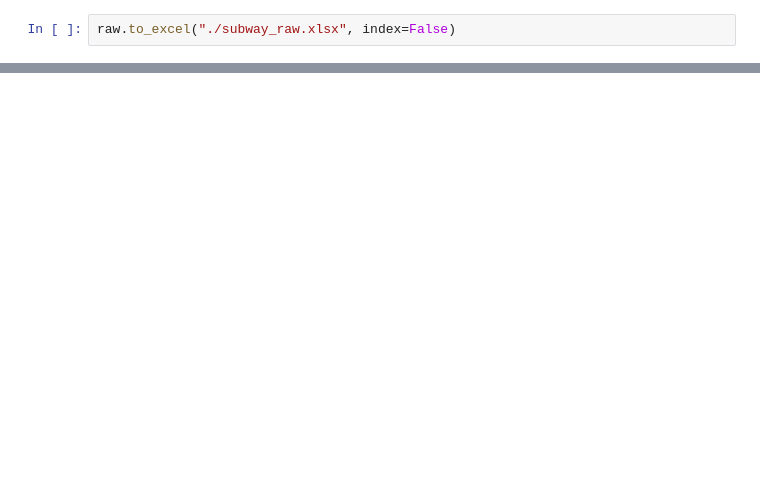
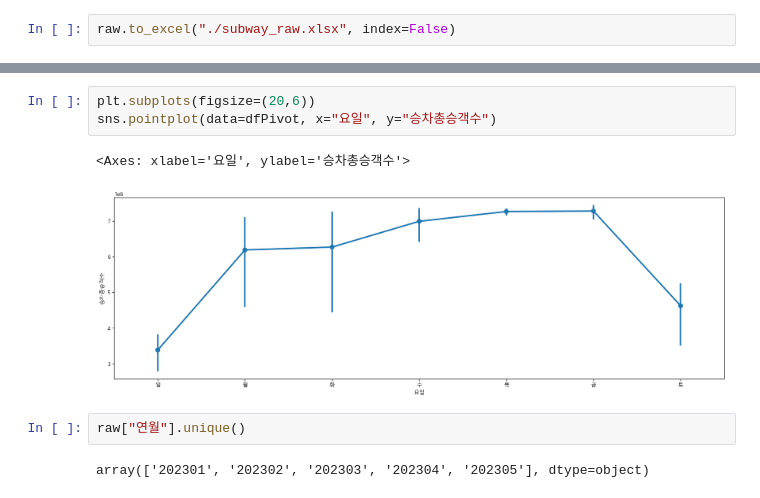
Before and after one commit to junghyungo/2023-camp, a Jupyter notebook: 2.web/subway.ipynb, the cells around one changed output, grey strips where cells are left out. Drawn from its saved outputs; the diff is of its cells as text; blank space fills up the shorter version.

```diff
--- a/2.web/subway.ipynb
+++ b/2.web/subway.ipynb
@@ -65,0 +192,10 @@ raw.to_excel("./subway_raw.xlsx", index=False)
+# %%
+plt.subplots(figsize=(20,6))
+sns.pointplot(data=dfPivot, x="요일", y="승차총승객수")
+# %% [output]
+<Axes: xlabel='요일', ylabel='승차총승객수'>
+[figure, added]
+# %%
+raw["연월"].unique()
+# %% [output]
+array(['202301', '202302', '202303', '202304', '202305'], dtype=object)
```
Also changed, not shown: parts of 20 cells of this notebook, 6 other files.
